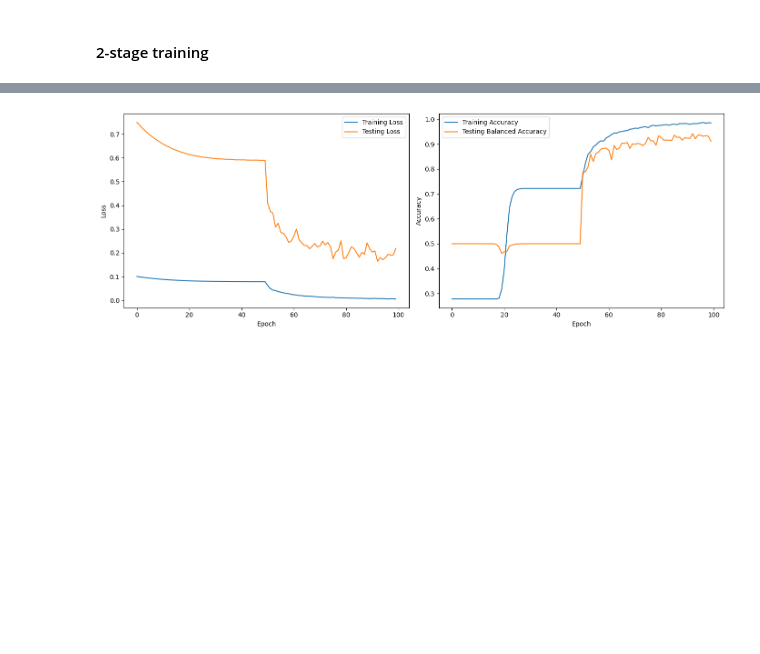
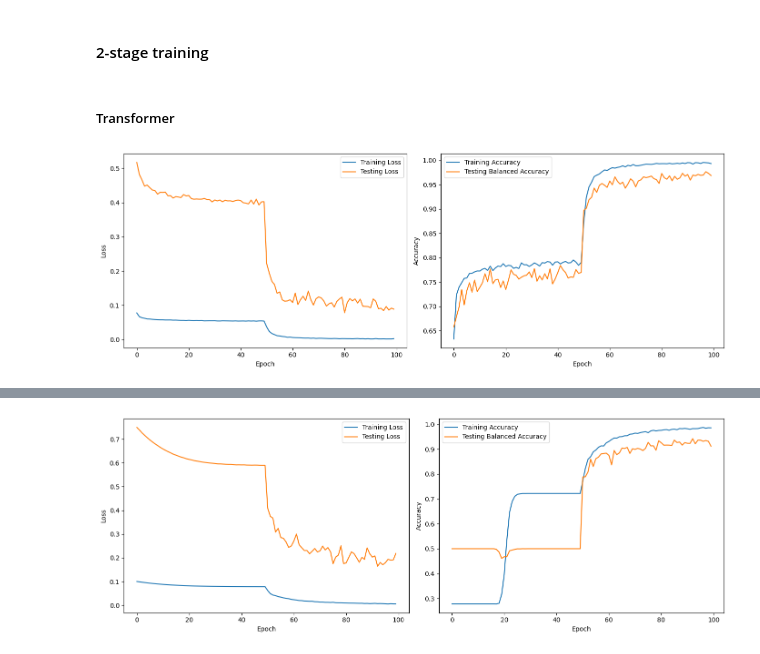
Before and after one commit to jlohunecke/ML4HC_project2, a Jupyter notebook: proj2_pt2.ipynb, the cells around one changed output, grey strips where cells are left out. Drawn from its saved outputs; the diff is of its cells as text; code cells hidden in the pictures; blank space fills up the shorter version.

```diff
--- a/proj2_pt2.ipynb
+++ b/proj2_pt2.ipynb
@@ -914,3 +1014,5 @@ Number of parameters: 965349
 Accuracy: 0.9388, Loss: 0.1849, Balanced Accuracy: 0.9264220308805381
 # %% [markdown]
 #### 2-stage training
+# %% [markdown]
+##### Transformer
@@ -916,0 +1023,37 @@ Accuracy: 0.9388, Loss: 0.1849, Balanced Accuracy: 0.9264220308805381
+# %%
+num_epochs = 50
+
+for name, param in finetuned_model_transformer_3.named_parameters():
+    if 'fc_out' not in name:
+        param.requires_grad = False
+
+model_name_a = 'finetuned_model_transformer_3a'
+train_model(finetuned_model_transformer_3, model_name_a, criterion, optimizer, X_train_dataloader_ptb, X_test_tensor_ptb, y_test_tensor_ptb, num_epochs=num_epochs, truncate=False, ret_weights=False)
+
+for name, param in finetuned_model_transformer_3.named_parameters():
+    param.requires_grad = True
+
+model_name_b = 'finetuned_model_transformer_3b'
+train_model(finetuned_model_transformer_3, model_name_b, criterion, optimizer, X_train_dataloader_ptb, X_test_tensor_ptb, y_test_tensor_ptb, num_epochs=num_epochs, truncate=False, ret_weights=False)
+# %%
+with open(f'./p2/eval/eval_{model_name_a}_{num_epochs}.pkl', "rb") as f:
+    while True:
+        try:
+            epoch_losses_training_a, epoch_losses_testing_a, epoch_accuracies_training_a, epoch_accuracies_testing_a = pickle.load(f)
+        except EOFError:
+            break
+
+with open(f'./p2/eval/eval_{model_name_b}_{num_epochs}.pkl', "rb") as f:
+    while True:
+        try:
+            epoch_losses_training_b, epoch_losses_testing_b, epoch_accuracies_training_b, epoch_accuracies_testing_b = pickle.load(f)
+        except EOFError:
+            break
+
+with open(f'./p2/eval/eval_{model_name}_{num_epochs}.pkl', 'wb') as f:
+            pickle.dump((epoch_losses_training_a + epoch_losses_training_b, epoch_losses_testing_a + epoch_losses_testing_b, epoch_accuracies_training_a + epoch_accuracies_training_b, epoch_accuracies_testing_a + epoch_accuracies_testing_b), f)
+
+model_name = 'finetuned_model_transformer_3'
+plot_acc_and_loss(model_name, num_epochs)
+# %% [output]
+[figure, added]
```
Also changed, not shown: parts of 31 cells of this notebook, 9 other files.
